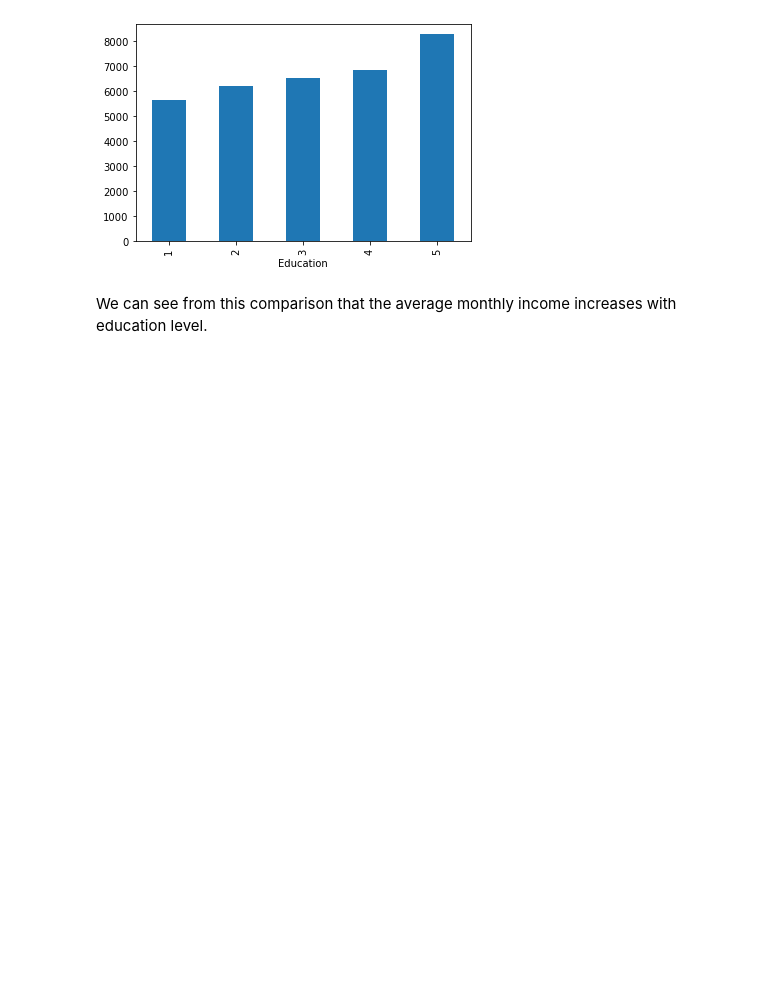
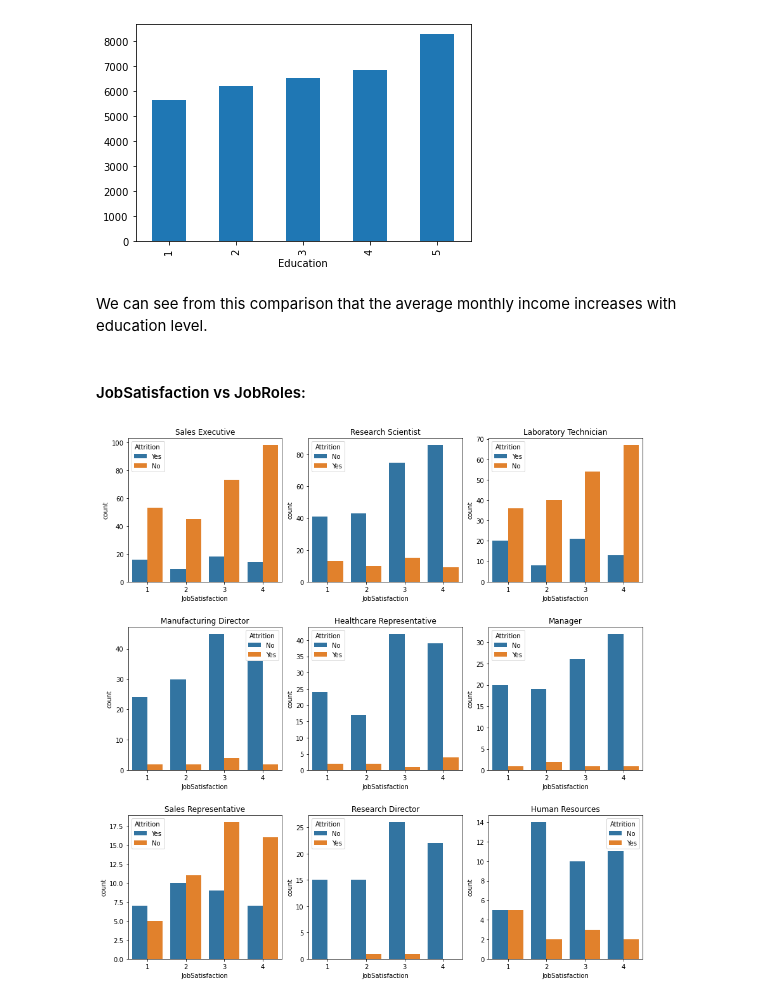
Before and after one commit to RajamohanPS/Attrition-rate, a Jupyter notebook: HR-Attrition-project.ipynb, the cells around one changed output. Saved outputs shown, nothing was run; the diff lists cells and outputs as text; code cells hidden in the pictures; blank space fills up the shorter version.

```diff
--- a/HR-Attrition-project.ipynb
+++ b/HR-Attrition-project.ipynb
@@ -432,3 +444,14 @@ avg_income.plot(use_index=True,y=avg_income,kind='bar')
 [figure]
 # %% [markdown]
 We can see from this comparison that the average monthly income increases with education level.
+# %% [markdown]
+#### JobSatisfaction vs JobRoles:
+# %%
+fig,ax =plt.subplots(3,3, figsize = (12,12))
+fig.tight_layout(h_pad =5)
+axs = ax.ravel()
+for i,role in enumerate(job_roles):
+    sns.countplot(x= 'JobSatisfaction',hue = 'Attrition',data=data.loc[data['JobRole']==role],ax=axs[i])
+    axs[i].set_title(role)
+# %% [output]
+[figure, added]
```
Also changed, not shown: parts of 20 cells of this notebook, 1 other file.
